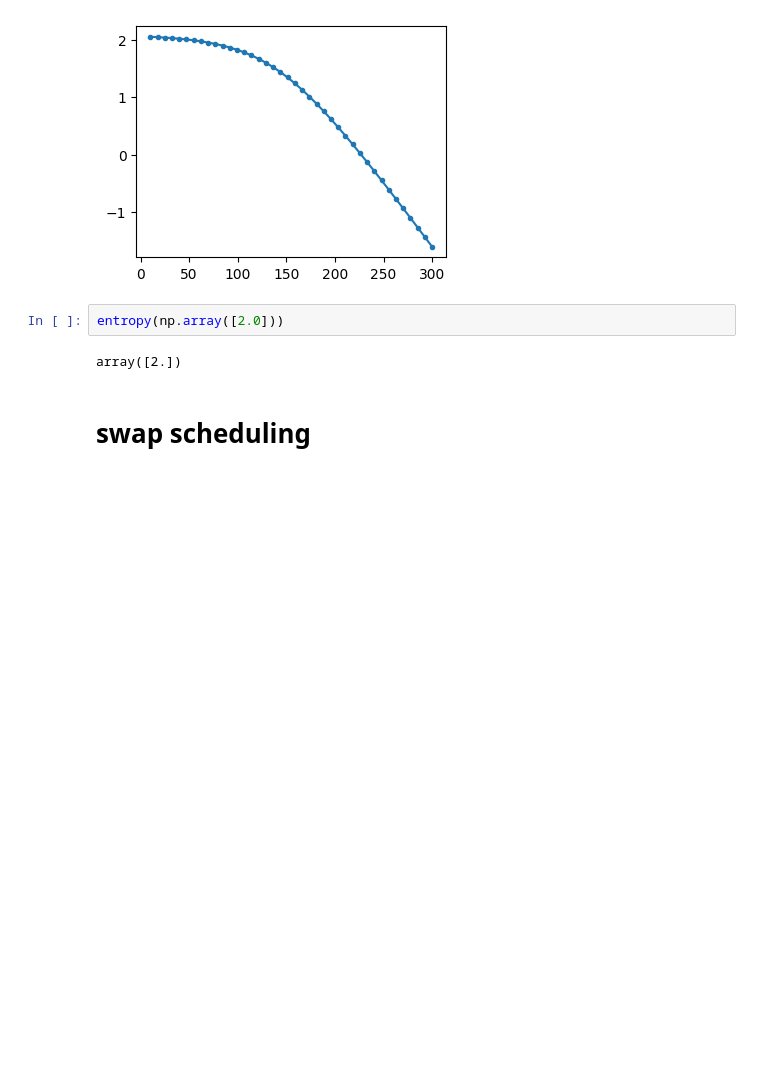
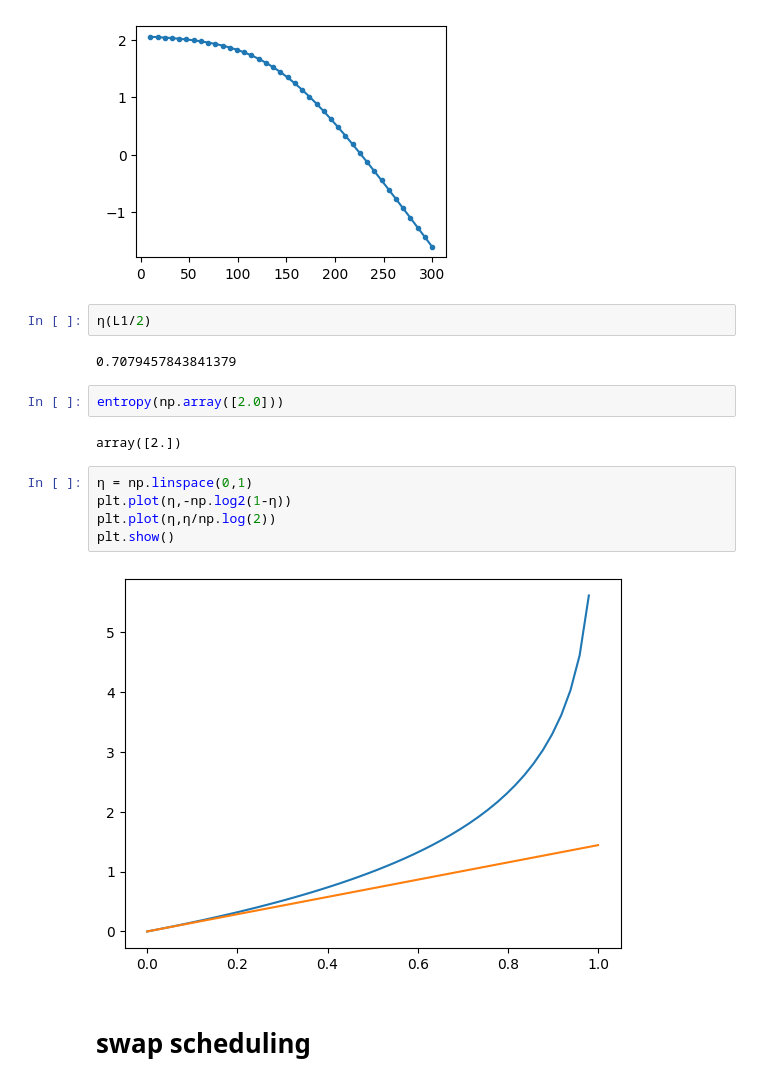
Before and after one commit to hassan-shap/QNUM, a Jupyter notebook: linear-chain.ipynb, the cells around one changed output. Cells and saved outputs as stored; diff of their text form; blank space fills up the shorter version.

```diff
--- a/linear-chain.ipynb
+++ b/linear-chain.ipynb
@@ -88,10 +88,21 @@ plt.show()
 # %% [output]
 [figure]
 [figure]
+# %%
+η(L1/2)
+# %% [output]
+0.7079457843841379
 # %%
 entropy(np.array([2.0]))
 # %% [output]
 array([2.])
+# %%
+η = np.linspace(0,1)
+plt.plot(η,-np.log2(1-η))
+plt.plot(η,η/np.log(2))
+plt.show()
+# %% [output]
+[figure, added]
 # %% [markdown]
 # swap scheduling
 # %%
```
Also changed, not shown: parts of 3 cells of this notebook, 3 other files.
